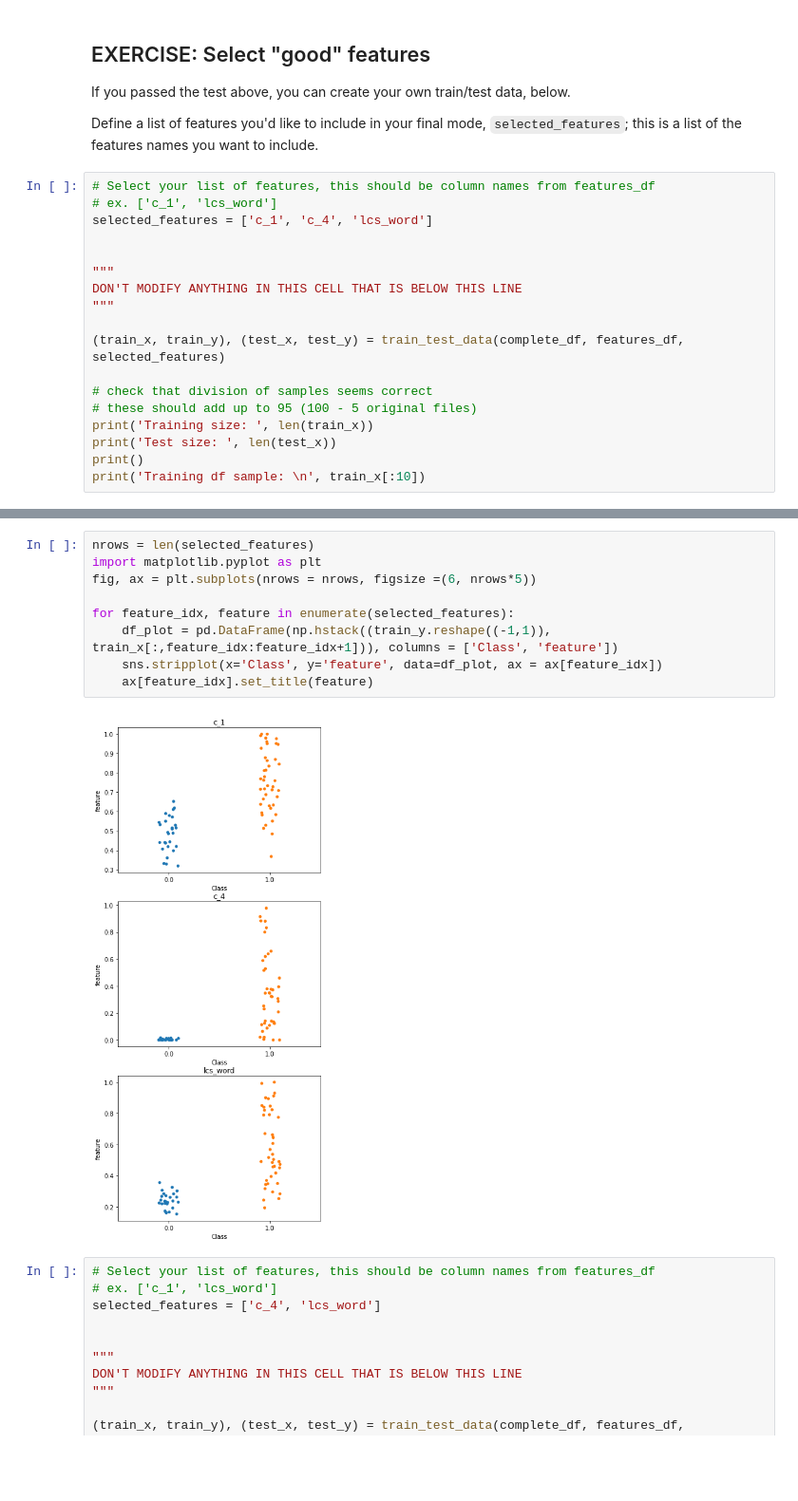
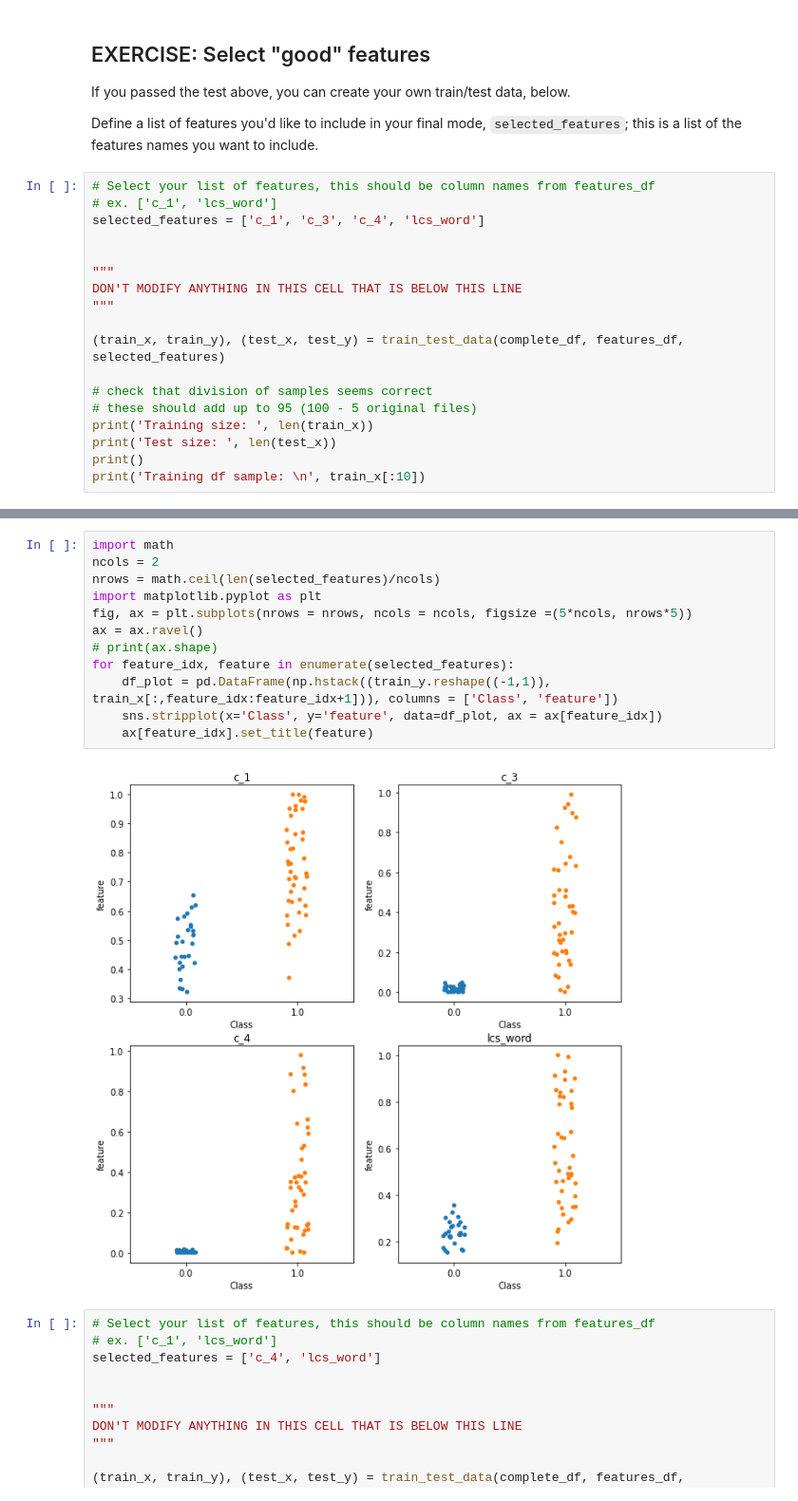
Before and after one commit to RobbyJS/Plagiarism_Detection, a Jupyter notebook: 2_Plagiarism_Feature_Engineering.ipynb, the cells around one changed output, grey strips where cells are left out. Shown: that part at 95% size. Saved outputs shown, nothing was run; the diff lists cells and outputs as text; blank space fills up the shorter version.

```diff
--- a/2_Plagiarism_Feature_Engineering.ipynb
+++ b/2_Plagiarism_Feature_Engineering.ipynb
@@ -900,7 +900,7 @@ Define a list of features you'd like to include in your final mode, `selected_fe
 # %%
 # Select your list of features, this should be column names from features_df
 # ex. ['c_1', 'lcs_word']
-selected_features = ['c_1', 'c_4', 'lcs_word']
+selected_features = ['c_1', 'c_3', 'c_4', 'lcs_word']
 
 
 """
@@ -933,14 +933,17 @@ Training df sample:
 # %%
-nrows = len(selected_features)
+import math
+ncols = 2
+nrows = math.ceil(len(selected_features)/ncols)
 import matplotlib.pyplot as plt
-fig, ax = plt.subplots(nrows = nrows, figsize =(6, nrows*5))
-
+fig, ax = plt.subplots(nrows = nrows, ncols = ncols, figsize =(5*ncols, nrows*5))
+ax = ax.ravel()
+# print(ax.shape)
 for feature_idx, feature in enumerate(selected_features):
     df_plot = pd.DataFrame(np.hstack((train_y.reshape((-1,1)), train_x[:,feature_idx:feature_idx+1])), columns = ['Class', 'feature'])
     sns.stripplot(x='Class', y='feature', data=df_plot, ax = ax[feature_idx])
     ax[feature_idx].set_title(feature)
 # %% [output]
-[figure, old version]
+[figure, new version]
 # %%
 # Select your list of features, this should be column names from features_df
 # ex. ['c_1', 'lcs_word']
```
Also changed, not shown: parts of 2 cells of this notebook, 1 other file.
